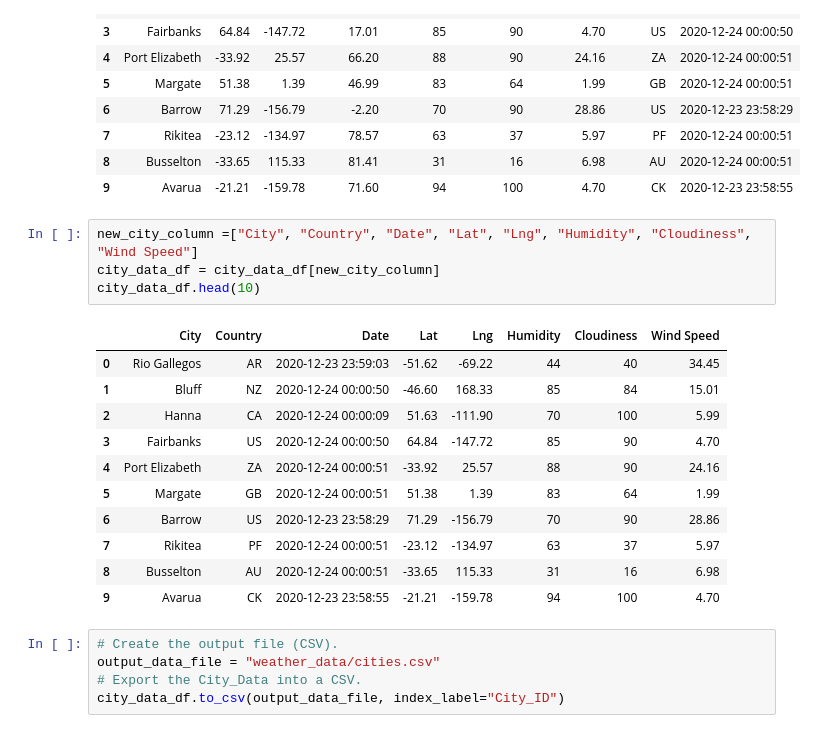
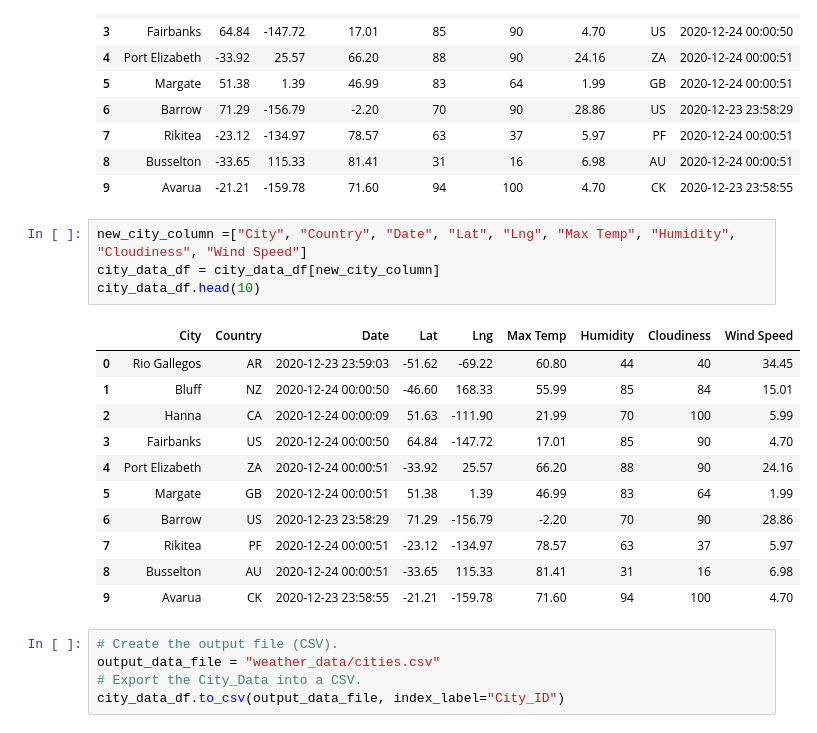
Before and after one commit to arahogc/World_Weather_Analysis, a Jupyter notebook: WeatherPy.ipynb, the cells around one changed output. Drawn from its saved outputs; the diff is of its cells as text.

```diff
--- a/WeatherPy.ipynb
+++ b/WeatherPy.ipynb
@@ -173,21 +173,21 @@ city_data_df.head(10)
 | 8 | Busselton | -33.65 | 115.33 | 81.41 | 31 | 16 | 6.98 | AU | 2020-12-24 00:00:51 |
 | 9 | Avarua | -21.21 | -159.78 | 71.60 | 94 | 100 | 4.70 | CK | 2020-12-23 23:58:55 |
 # %%
-new_city_column =["City", "Country", "Date", "Lat", "Lng", "Humidity", "Cloudiness", "Wind Speed"]
+new_city_column =["City", "Country", "Date", "Lat", "Lng", "Max Temp", "Humidity", "Cloudiness", "Wind Speed"]
 city_data_df = city_data_df[new_city_column]
 city_data_df.head(10)
 # %% [output]
-|  | City | Country | Date | Lat | Lng | Humidity | Cloudiness | Wind Speed |
-| 0 | Rio Gallegos | AR | 2020-12-23 23:59:03 | -51.62 | -69.22 | 44 | 40 | 34.45 |
-| 1 | Bluff | NZ | 2020-12-24 00:00:50 | -46.60 | 168.33 | 85 | 84 | 15.01 |
-| 2 | Hanna | CA | 2020-12-24 00:00:09 | 51.63 | -111.90 | 70 | 100 | 5.99 |
-| 3 | Fairbanks | US | 2020-12-24 00:00:50 | 64.84 | -147.72 | 85 | 90 | 4.70 |
-| 4 | Port Elizabeth | ZA | 2020-12-24 00:00:51 | -33.92 | 25.57 | 88 | 90 | 24.16 |
-| 5 | Margate | GB | 2020-12-24 00:00:51 | 51.38 | 1.39 | 83 | 64 | 1.99 |
-| 6 | Barrow | US | 2020-12-23 23:58:29 | 71.29 | -156.79 | 70 | 90 | 28.86 |
-| 7 | Rikitea | PF | 2020-12-24 00:00:51 | -23.12 | -134.97 | 63 | 37 | 5.97 |
-| 8 | Busselton | AU | 2020-12-24 00:00:51 | -33.65 | 115.33 | 31 | 16 | 6.98 |
-| 9 | Avarua | CK | 2020-12-23 23:58:55 | -21.21 | -159.78 | 94 | 100 | 4.70 |
+|  | City | Country | Date | Lat | Lng | Max Temp | Humidity | Cloudiness | Wind Speed |
+| 0 | Rio Gallegos | AR | 2020-12-23 23:59:03 | -51.62 | -69.22 | 60.80 | 44 | 40 | 34.45 |
+| 1 | Bluff | NZ | 2020-12-24 00:00:50 | -46.60 | 168.33 | 55.99 | 85 | 84 | 15.01 |
+| 2 | Hanna | CA | 2020-12-24 00:00:09 | 51.63 | -111.90 | 21.99 | 70 | 100 | 5.99 |
+| 3 | Fairbanks | US | 2020-12-24 00:00:50 | 64.84 | -147.72 | 17.01 | 85 | 90 | 4.70 |
+| 4 | Port Elizabeth | ZA | 2020-12-24 00:00:51 | -33.92 | 25.57 | 66.20 | 88 | 90 | 24.16 |
+| 5 | Margate | GB | 2020-12-24 00:00:51 | 51.38 | 1.39 | 46.99 | 83 | 64 | 1.99 |
+| 6 | Barrow | US | 2020-12-23 23:58:29 | 71.29 | -156.79 | -2.20 | 70 | 90 | 28.86 |
+| 7 | Rikitea | PF | 2020-12-24 00:00:51 | -23.12 | -134.97 | 78.57 | 63 | 37 | 5.97 |
+| 8 | Busselton | AU | 2020-12-24 00:00:51 | -33.65 | 115.33 | 81.41 | 31 | 16 | 6.98 |
+| 9 | Avarua | CK | 2020-12-23 23:58:55 | -21.21 | -159.78 | 71.60 | 94 | 100 | 4.70 |
 # %%
 # Create the output file (CSV).
 output_data_file = "weather_data/cities.csv"
```
Also changed, not shown: parts of 7 cells of this notebook, 5 other files.
